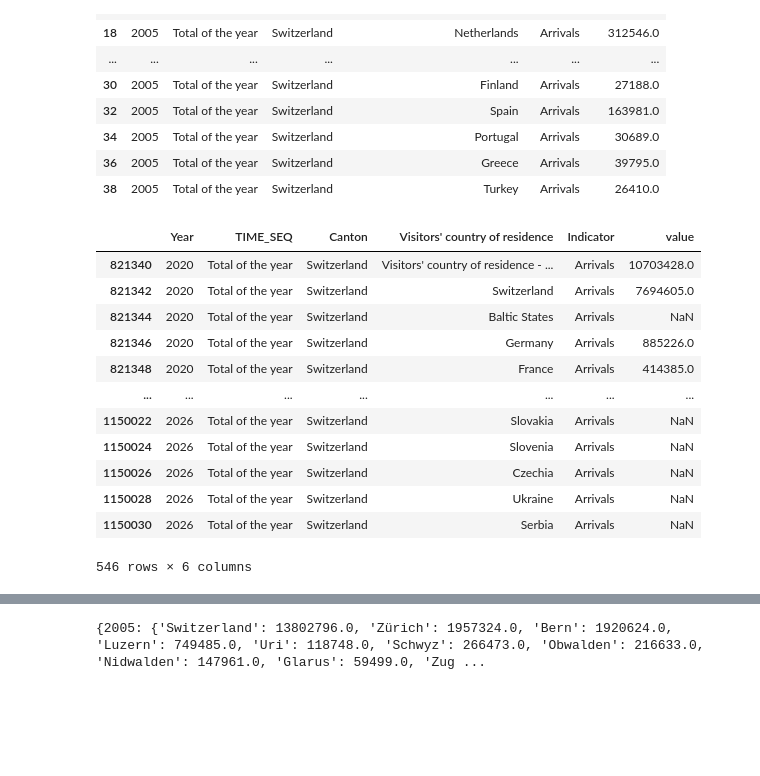
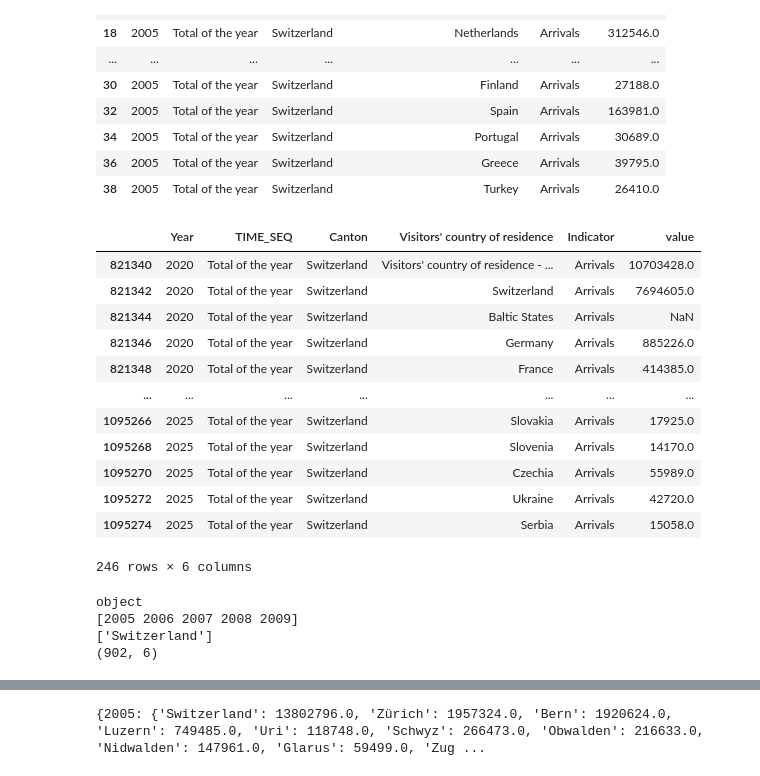
Before and after one commit to com-480-data-visualization/EUFLOW, a Jupyter notebook: Further_Analysis_Switzerland.ipynb, the cells around one changed output, grey strips where cells are left out. Saved outputs shown, nothing was run; the diff lists cells and outputs as text; code cells hidden in the pictures; blank space fills up the shorter version.

Commit message:
update Switzerland parts

```diff
--- a/Further_Analysis_Switzerland.ipynb
+++ b/Further_Analysis_Switzerland.ipynb
@@ -10,18 +35,18 @@ import matplotlib.pyplot as plt
 # %%
 # read dataset: https://www.pxweb.bfs.admin.ch/pxweb/en/px-x-1003020000_102/px-x-1003020000_102/px-x-1003020000_102.px/table/tableViewLayout2/
 # Hotel sector: arrivals and overnight stays of open establishments by Year, Month, Canton, Visitors' country of residence and Indicator
-with open("px-x-1003020000_102_20260317-180818.json", "r", encoding="utf-8") as f:
+with open("px-x-1003020000_102_20260525-135233.json", "r", encoding="utf-8") as f:
     data = json.load(f)
 
 dataset = pyjstat.from_json_stat(data)
 
-eu_to_ch_df = dataset[0]
+dataset = dataset[0]
 # eu_to_ch_df = eu_to_ch_df.dropna()
 
-eu_to_ch_df.loc[:, "Visitors' country of residence"] = eu_to_ch_df["Visitors' country of residence"].replace("Irland", "Ireland")
-eu_to_ch_df = eu_to_ch_df.rename(columns={"Month": "TIME_SEQ"})
+dataset.loc[:, "Visitors' country of residence"] = dataset["Visitors' country of residence"].replace("Irland", "Ireland")
+dataset = dataset.rename(columns={"Month": "TIME_SEQ"})
 
-eu_to_ch_df
+dataset
 # %% [output]
 |  | Year | TIME_SEQ | Canton | Visitors' country of residence | Indicator | value |
 | 0 | 2005 | Total of the year | Switzerland | Visitors' country of residence - ... | Arrivals | 13802796.0 |
@@ -38,0 +132,4 @@ eu_to_ch_df
+# %%
+extra = ['Baltic States', 'Serbia and Montenegro', 'Other European countries', "Visitors' country of residence - total"]
+eu_to_ch_df = dataset[dataset["Visitors' country of residence"].isin(eu_countries + extra)]
+len(eu_to_ch_df["Visitors' country of residence"].unique())
@@ -97,23 +212,33 @@ eu_to_ch_filtered_df.head(20)
 # %%
 eu_to_ch_filtered_df = eu_to_ch_filtered_df.copy()
 
 eu_to_ch_filtered_df.loc[:, "Year"] = pd.to_numeric(
     eu_to_ch_filtered_df["Year"],
     errors="coerce"
 )
-eu_to_ch_arrival_2020_2026 = eu_to_ch_filtered_df[(eu_to_ch_filtered_df["Year"] >= 2020) & (eu_to_ch_filtered_df["Year"] <= 2026)]
+eu_to_ch_arrival_2020_2026 = eu_to_ch_filtered_df[(eu_to_ch_filtered_df["Year"] >= 2020) & (eu_to_ch_filtered_df["Year"] <= 2025)]
 eu_to_ch_arrival_2020_2026
 # %% [output]
 |  | Year | TIME_SEQ | Canton | Visitors' country of residence | Indicator | value |
 | 821340 | 2020 | Total of the year | Switzerland | Visitors' country of residence - ... | Arrivals | 10703428.0 |
 | 821342 | 2020 | Total of the year | Switzerland | Switzerland | Arrivals | 7694605.0 |
 | 821344 | 2020 | Total of the year | Switzerland | Baltic States | Arrivals | NaN |
 | 821346 | 2020 | Total of the year | Switzerland | Germany | Arrivals | 885226.0 |
 | 821348 | 2020 | Total of the year | Switzerland | France | Arrivals | 414385.0 |
 | ... | ... | ... | ... | ... | ... | ... |
-| 1150022 | 2026 | Total of the year | Switzerland | Slovakia | Arrivals | NaN |
-| 1150024 | 2026 | Total of the year | Switzerland | Slovenia | Arrivals | NaN |
-| 1150026 | 2026 | Total of the year | Switzerland | Czechia | Arrivals | NaN |
-| 1150028 | 2026 | Total of the year | Switzerland | Ukraine | Arrivals | NaN |
-| 1150030 | 2026 | Total of the year | Switzerland | Serbia | Arrivals | NaN |
+| 1095266 | 2025 | Total of the year | Switzerland | Slovakia | Arrivals | 17925.0 |
+| 1095268 | 2025 | Total of the year | Switzerland | Slovenia | Arrivals | 14170.0 |
+| 1095270 | 2025 | Total of the year | Switzerland | Czechia | Arrivals | 55989.0 |
+| 1095272 | 2025 | Total of the year | Switzerland | Ukraine | Arrivals | 42720.0 |
+| 1095274 | 2025 | Total of the year | Switzerland | Serbia | Arrivals | 15058.0 |
-546 rows × 6 columns
+246 rows × 6 columns
+# %%
+print(eu_to_ch_filtered_df["Year"].dtype)
+print(eu_to_ch_filtered_df["Year"].unique()[:5])
+print(eu_to_ch_filtered_df["Canton"].unique()[:5])
+print(eu_to_ch_filtered_df.shape)
+# %% [output]
+object
+[2005 2006 2007 2008 2009]
+['Switzerland']
+(902, 6)
```
Also changed, not shown: parts of 34 cells of this notebook, 3 other files.
